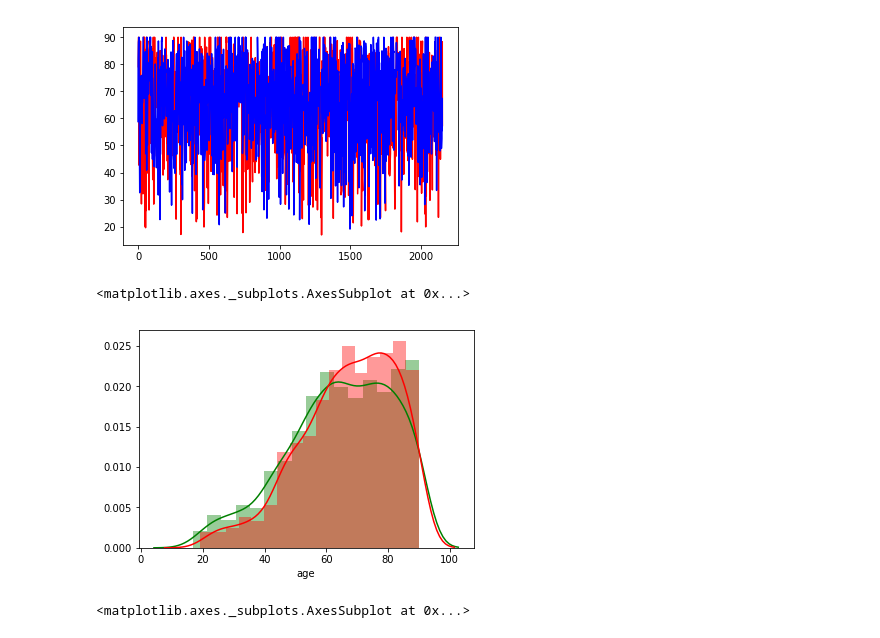
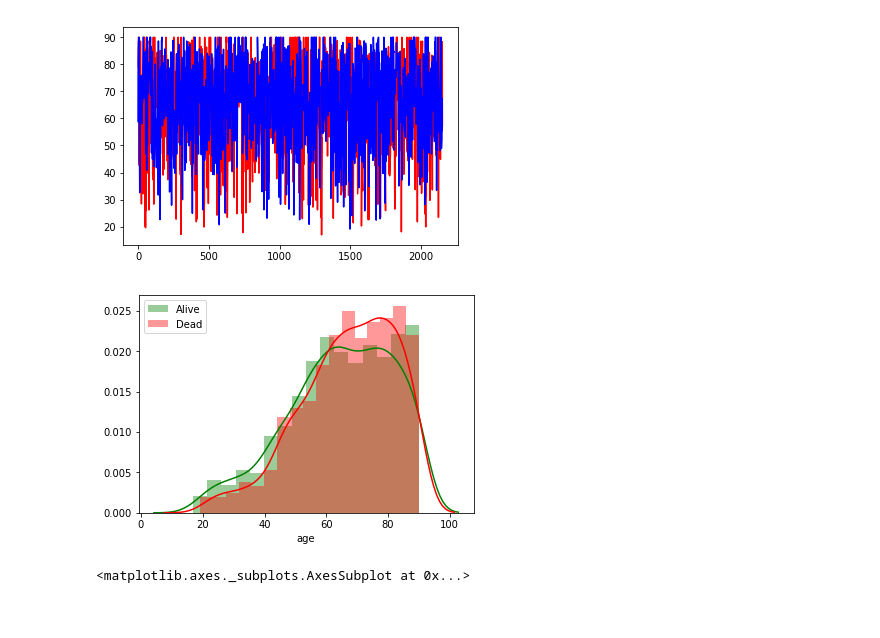
Before and after one commit to ojaswee/predicting_patient_mortality, a Jupyter notebook: 02_multipleboxplot.ipynb, the cells around one changed output. Drawn from its saved outputs; the diff is of its cells as text; code cells hidden in the pictures.

Commit message:
finalized plots

```diff
--- a/02_multipleboxplot.ipynb
+++ b/02_multipleboxplot.ipynb
@@ -26,9 +26,10 @@ plt.plot(df[df.death==1]['age'],color='b')
 [<matplotlib.lines.Line2D at 0x...>]
 [figure]
 # %%
-sns.distplot(df[df.death==0]['age'],color='g')
-sns.distplot(df[df.death==1]['age'],color='r')
+sns_plot=sns.distplot(df[df.death==0]['age'],color='g', label = 'Alive')
+sns_plot=sns.distplot(df[df.death==1]['age'],color='r', label = 'Dead')
+sns_plot.legend()
+sns_plot.figure.savefig("death_by_age")
 # %% [output]
-<matplotlib.axes._subplots.AxesSubplot at 0x...>
-[figure, old version]
+[figure, new version]
 # %%
```
Also changed, not shown: parts of 2 cells of this notebook, 1 other file.
